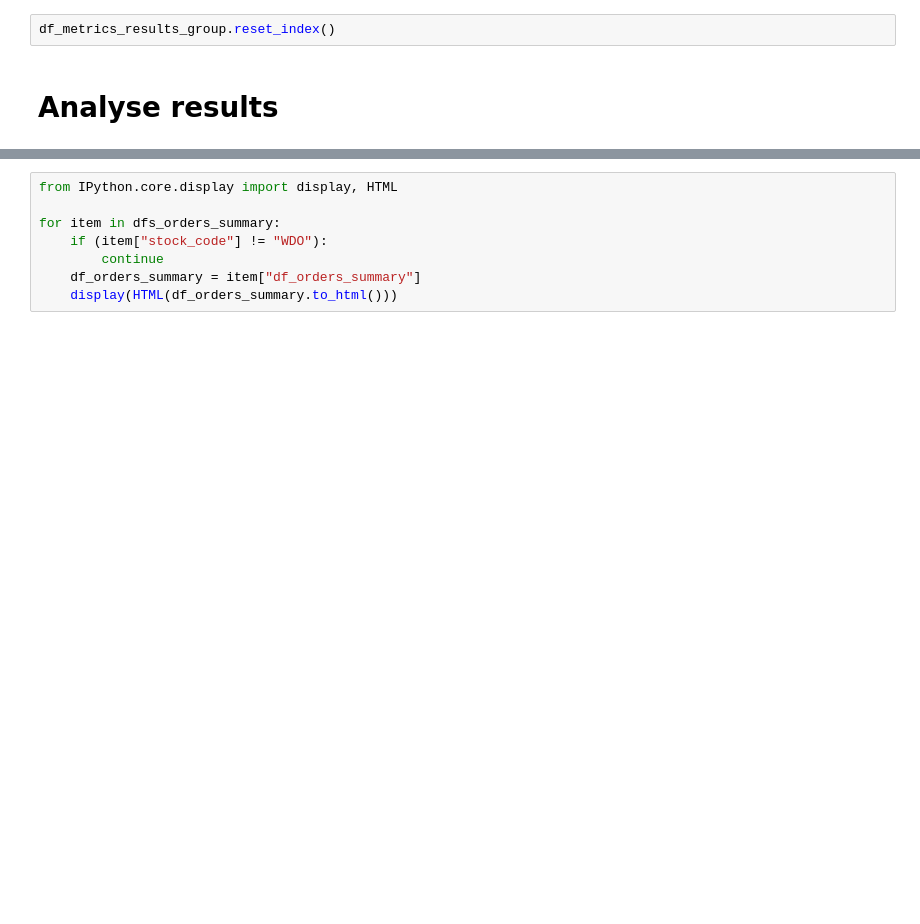
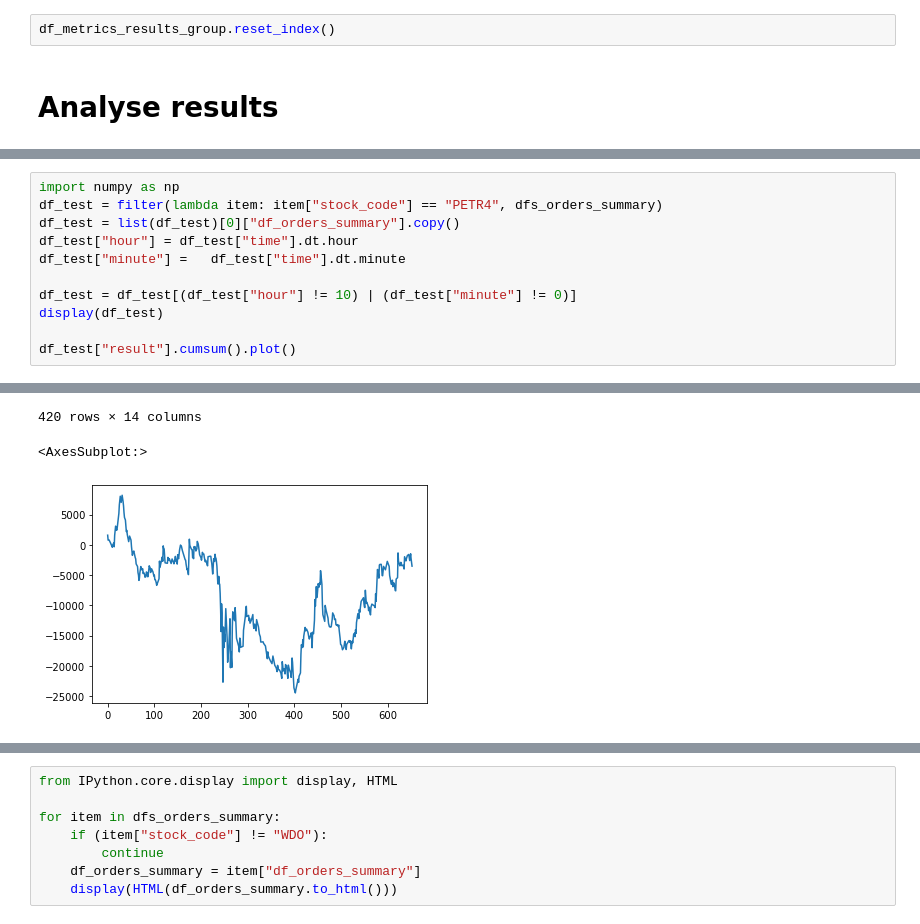
Before and after one commit to gustavo-nakabayashi/TCC, a Jupyter notebook: src/main.ipynb, the cells around one changed output, grey strips where cells are left out. Saved outputs shown, nothing was run; the diff lists cells and outputs as text; blank space fills up the shorter version.

```diff
--- a/src/main.ipynb
+++ b/src/main.ipynb
@@ -329,0 +363,12 @@ Did you mean "fill"?
+# %%
+import numpy as np
+df_test = filter(lambda item: item["stock_code"] == "PETR4", dfs_orders_summary)
+df_test = list(df_test)[0]["df_orders_summary"].copy()
+df_test["hour"] = df_test["time"].dt.hour
+df_test["minute"] =   df_test["time"].dt.minute
+
+df_test = df_test[(df_test["hour"] != 10) | (df_test["minute"] != 0)]
+display(df_test)
+
+df_test["result"].cumsum().plot()
+# %% [output]
@@ -329,0 +387,3 @@ Did you mean "fill"?
+420 rows × 14 columns
+<AxesSubplot:>
+[figure, added]
```
Also changed, not shown: parts of 11 cells of this notebook, 37 other files.
